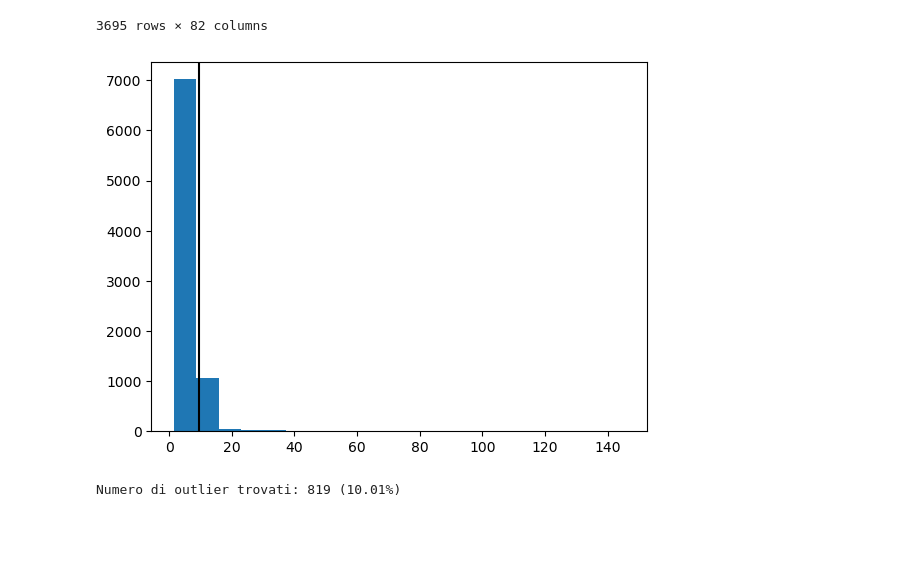
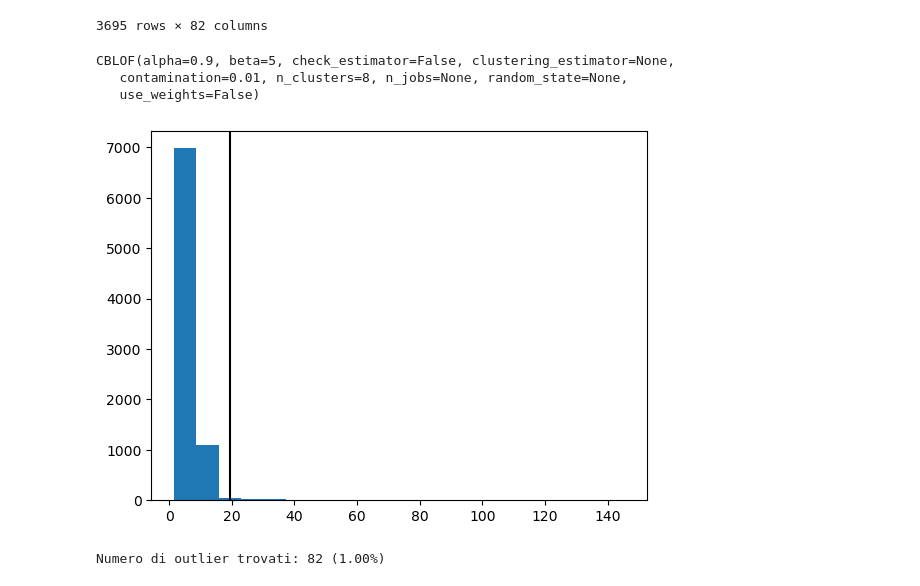
Before and after one commit to alessialaconca/Data_Mining_2_Child_Mind_Institute, a Jupyter notebook: ale/outliers_nopca.ipynb, the cells around one changed output. Cells and saved outputs as stored; diff of their text form; code cells hidden in the pictures; blank space fills up the shorter version.

```diff
--- a/ale/outliers_nopca.ipynb
+++ b/ale/outliers_nopca.ipynb
@@ -330,7 +233,7 @@ Outlier rilevati (spazio totale): 82
 # %%
 #==== COF ====
 from pyod.models.cof import COF
-clf = COF(contamination=0.1, method='fast', n_neighbors=20)
+clf = COF(contamination=0.1, method='fast', n_neighbors=76)
 clf.fit(X_standard)
 
 outliers_cof = clf.predict(X_standard)
@@ -340,6 +243,6 @@ plt.hist(clf.decision_scores_, bins=20)
 plt.axvline(np.min(clf.decision_scores_[np.where(outliers_cof==1)]), c='k')
 plt.show()
 
-n_outliers_cof = np.sum(outliers_cof)
+n_outliers_cof = np.count_nonzero(outliers_cof)
 print(f"Numero di outlier trovati: {int(n_outliers_cof)} ({n_outliers_cof/len(df_unito)*100:.2f}%)")
 # %% [output]
@@ -372,19 +275,22 @@ df.loc[np.where(dbscan.labels_==-1)]
 # %%
 #==== CBLOF ====
 from pyod.models.cblof import CBLOF
 
-clf = CBLOF()
-clf.fit(X_standard)
+clf = CBLOF(contamination=0.01)
+print(clf.fit(X_standard))
 
 outliers_cblof = clf.predict(X_standard)
 np.unique(outliers_cblof, return_counts=True)
 
 plt.hist(clf.decision_scores_, bins=20)
 plt.axvline(np.min(clf.decision_scores_[np.where(outliers_cblof==1)]), c='k')
 plt.show()
 
 n_outliers_cblof = np.sum(outliers_cblof)
 print(f"Numero di outlier trovati: {int(n_outliers_cblof)} ({n_outliers_cblof/len(df_unito)*100:.2f}%)")
 # %% [output]
+CBLOF(alpha=0.9, beta=5, check_estimator=False, clustering_estimator=None,
+   contamination=0.01, n_clusters=8, n_jobs=None, random_state=None,
+   use_weights=False)
-[figure, old version]
+[figure, new version]
-Numero di outlier trovati: 819 (10.01%)
+Numero di outlier trovati: 82 (1.00%)
```
Also changed, not shown: parts of 6 cells of this notebook, 1 other file.
